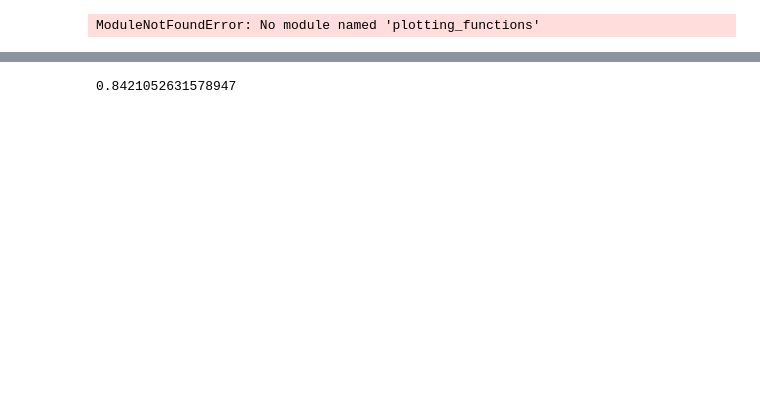
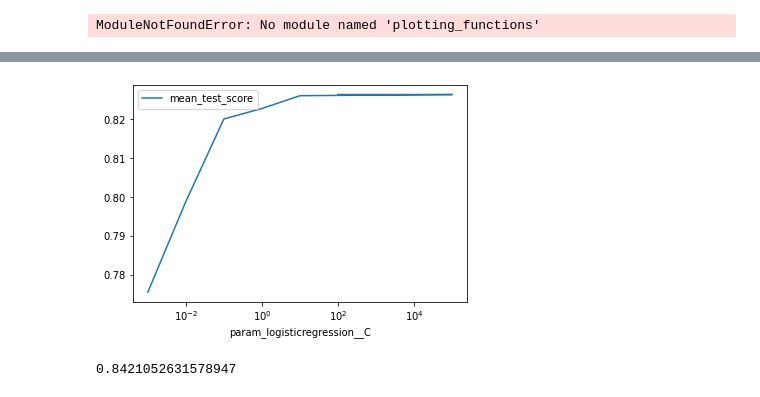
Before and after one commit to veerupandey/abalone_age_classification, a Jupyter notebook: src/models/model_building.ipynb, the cells around one changed output, grey strips where cells are left out. Drawn from its saved outputs; the diff is of its cells as text; code cells hidden in the pictures; blank space fills up the shorter version.

Commit message:
Update result png

```diff
--- a/src/models/model_building.ipynb
+++ b/src/models/model_building.ipynb
@@ -124,3 +133,12 @@ train_results
+# %%
+# train_results.plot(kind="line", y="mean_test_score")
+from matplotlib import pyplot
+train_results.plot(x = "param_logisticregression__C", y = "mean_test_score")
+
+pyplot.xscale("log")
+plt.savefig("../../models/cv_result.png")
+# %% [output]
+[figure, added]
 # %%
 # pick the final model and predict test data
 
```
Also changed, not shown: parts of 4 cells of this notebook.
